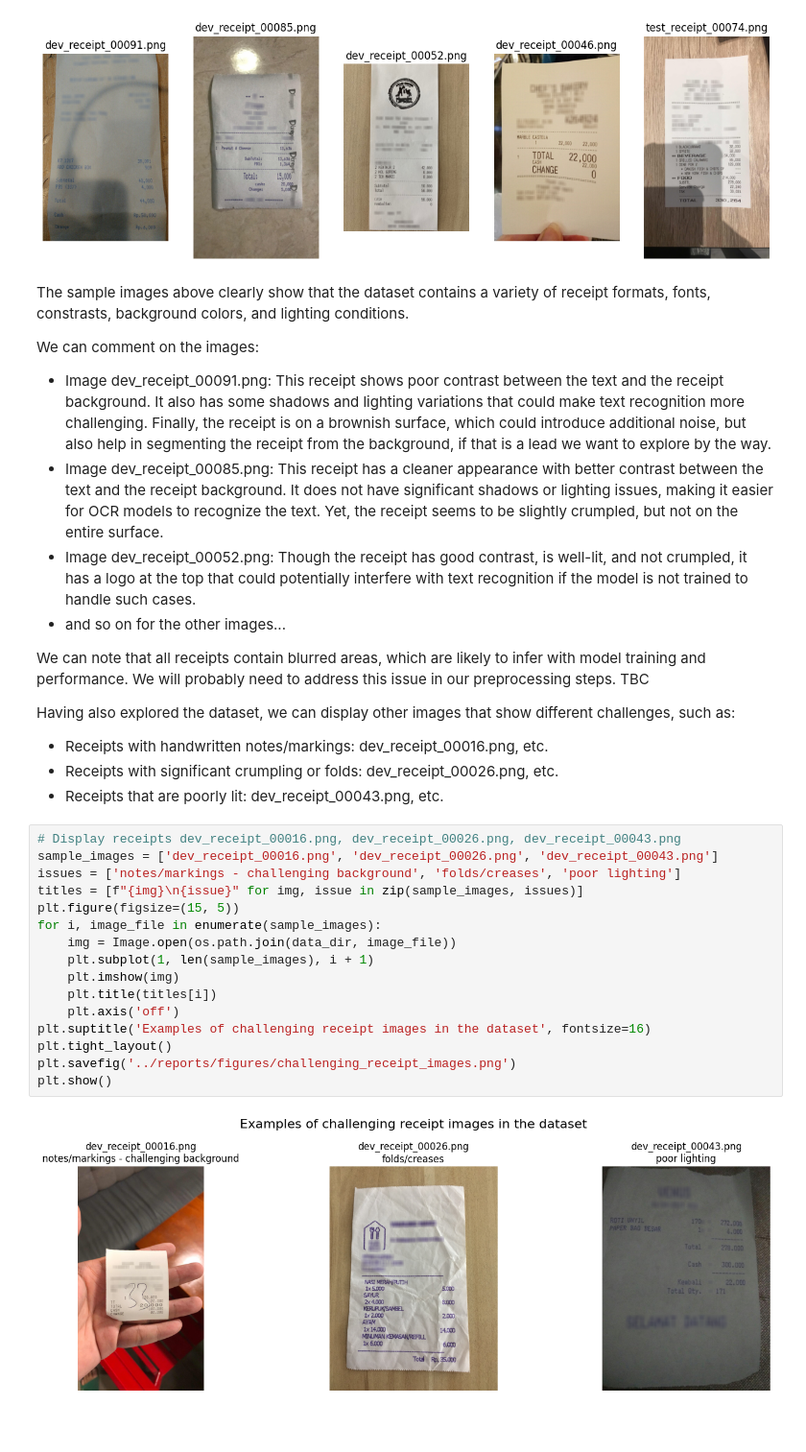
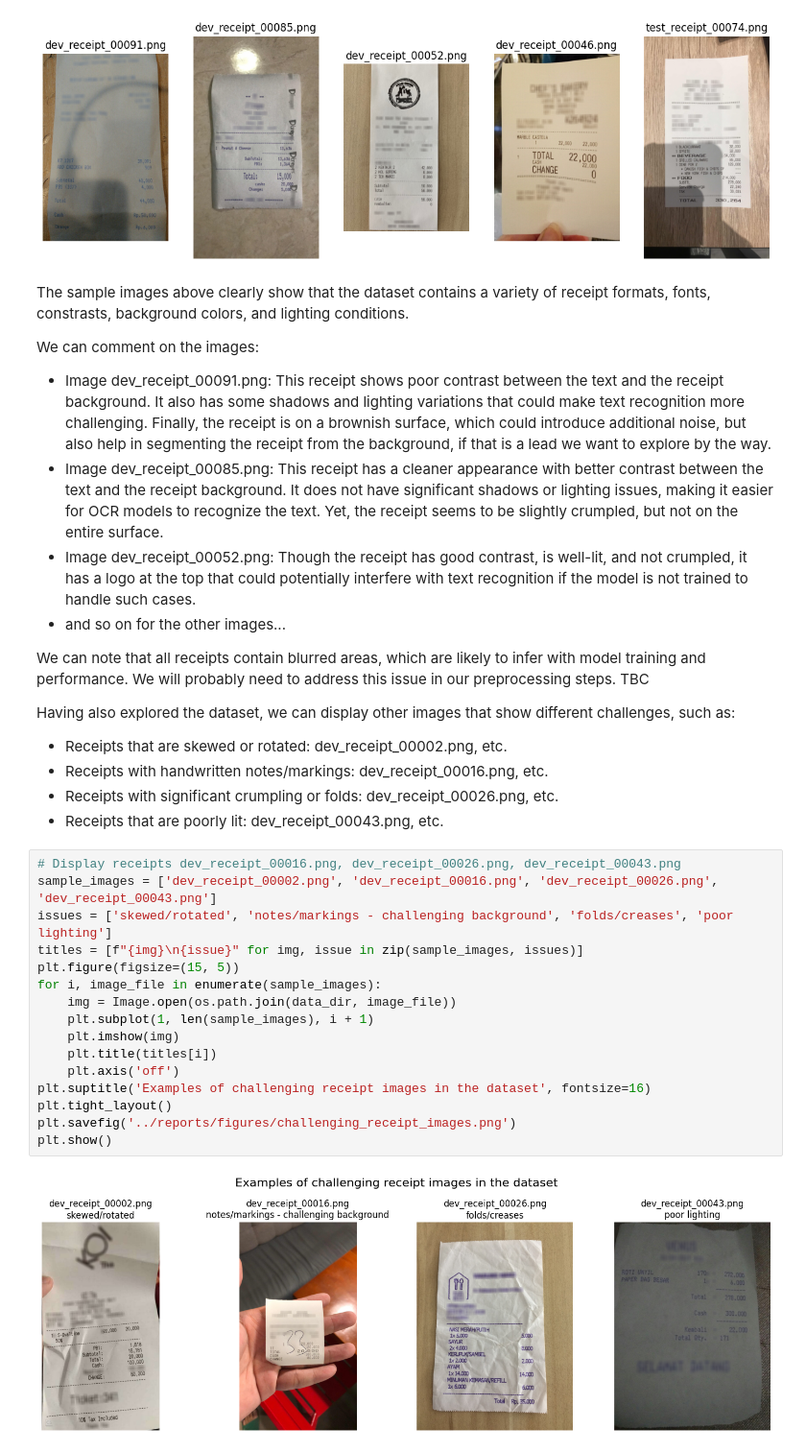
Before and after one commit to Gdeterline/Optical-Character-Recognition-for-Receipts, a Jupyter notebook: notebooks/exploratory_data_analysis.ipynb, the cells around one changed output. Shown at 96% size. Drawn from its saved outputs; the diff is of its cells as text; blank space fills up the shorter version.

```diff
--- a/notebooks/exploratory_data_analysis.ipynb
+++ b/notebooks/exploratory_data_analysis.ipynb
@@ -45,24 +47,25 @@ We can comment on the images:
 We can note that all receipts contain blurred areas, which are likely to infer with model training and performance. We will probably need to address this issue in our preprocessing steps. TBC
 
 Having also explored the dataset, we can display other images that show different challenges, such as:
+- Receipts that are skewed or rotated: dev_receipt_00002.png, etc.
 - Receipts with handwritten notes/markings: dev_receipt_00016.png, etc.
 - Receipts with significant crumpling or folds: dev_receipt_00026.png, etc.
 - Receipts that are poorly lit: dev_receipt_00043.png, etc.
 # %%
 # Display receipts dev_receipt_00016.png, dev_receipt_00026.png, dev_receipt_00043.png
-sample_images = ['dev_receipt_00016.png', 'dev_receipt_00026.png', 'dev_receipt_00043.png']
-issues = ['notes/markings - challenging background', 'folds/creases', 'poor lighting']
+sample_images = ['dev_receipt_00002.png', 'dev_receipt_00016.png', 'dev_receipt_00026.png', 'dev_receipt_00043.png']
+issues = ['skewed/rotated', 'notes/markings - challenging background', 'folds/creases', 'poor lighting']
 titles = [f"{img}\n{issue}" for img, issue in zip(sample_images, issues)]
 plt.figure(figsize=(15, 5))
 for i, image_file in enumerate(sample_images):
     img = Image.open(os.path.join(data_dir, image_file))
     plt.subplot(1, len(sample_images), i + 1)
     plt.imshow(img)
     plt.title(titles[i])
     plt.axis('off')
 plt.suptitle('Examples of challenging receipt images in the dataset', fontsize=16)
 plt.tight_layout()
 plt.savefig('../reports/figures/challenging_receipt_images.png')
 plt.show()
 # %% [output]
-[figure, old version]
+[figure, new version]
```
Also changed, not shown: parts of 14 cells of this notebook, 3 other files.
